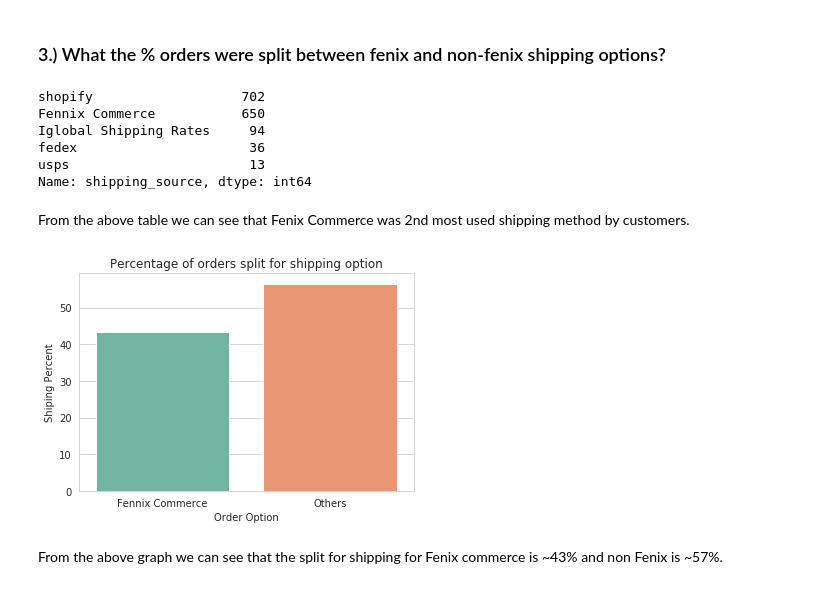
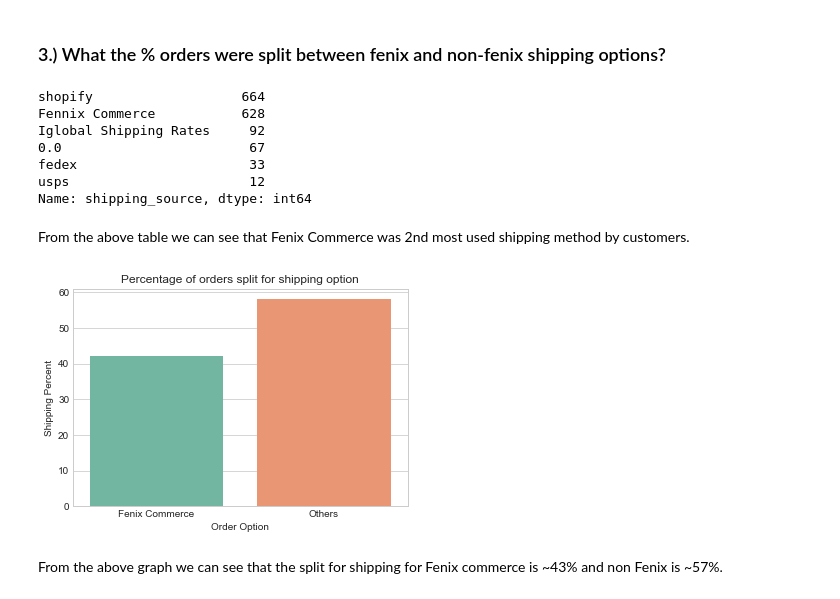
Before and after one commit to sanjiusf/Analysis-of-Ecommerce-Data, a Jupyter notebook: Sanjivani_Gadkari Fenix project.ipynb, the cells around one changed output. Drawn from its saved outputs; the diff is of its cells as text; code cells hidden in the pictures.

```diff
--- a/Sanjivani_Gadkari Fenix project.ipynb
+++ b/Sanjivani_Gadkari Fenix project.ipynb
@@ -6,7 +6,7 @@ import seaborn as sns
 sns.set_style("whitegrid", {'axes.grid' : True})
 sns.set_palette("Set2")
 # %%
-df = pd.read_excel('/Users/hardikchapanera/Downloads/Delivery Data Project.xlsx')
+df = pd.read_excel('C:\\Users\\sanji\\Downloads\\Delivery Data Project.xlsx')
 # %%
 df.head()
 # %% [output]
@@ -29,29 +95,30 @@ def percent(x, y):
 # %%
 df['shipping_source'].value_counts()
 # %% [output]
-shopify                   702
-Fennix Commerce           650
-Iglobal Shipping Rates     94
-fedex                      36
-usps                       13
+shopify                   664
+Fennix Commerce           628
+Iglobal Shipping Rates     92
+0.0                        67
+fedex                      33
+usps                       12
 Name: shipping_source, dtype: int64
 # %% [markdown]
 From the above table we can see that Fenix Commerce was 2nd most used shipping method by customers.
 # %%
-fennix_percent, others_percent = percent(df['shipping_source'].value_counts()[1],
+fenix_percent, others_percent = percent(df['shipping_source'].value_counts()[1],
                                          sum(df['shipping_source'].value_counts()))
 # %%
 # Creating a dataframe to have shipping source related statistics and information
 
-orders_percent_df = pd.DataFrame({'order_option' : ['Fennix Commerce', 'Others'],
-                                 'shipping_percent': [fennix_percent, others_percent]})
+orders_percent_df = pd.DataFrame({'order_option' : ['Fenix Commerce', 'Others'],
+                                 'shipping_percent': [fenix_percent, others_percent]})
 # %%
 ax = sns.barplot(x="order_option",y="shipping_percent", data = orders_percent_df)
-ax.set(xlabel='Order Option', ylabel='Shiping Percent')
+ax.set(xlabel='Order Option', ylabel='Shipping Percent')
 ax.set_title("Percentage of orders split for shipping option")
 plt.show()
 # %% [output]
-[figure, old version]
+[figure, new version]
 # %% [markdown]
 From the above graph we can see that the split for shipping for Fenix commerce is ~43% and non Fenix is ~57%.
 # %%
```
Also changed, not shown: parts of 16 cells of this notebook.
